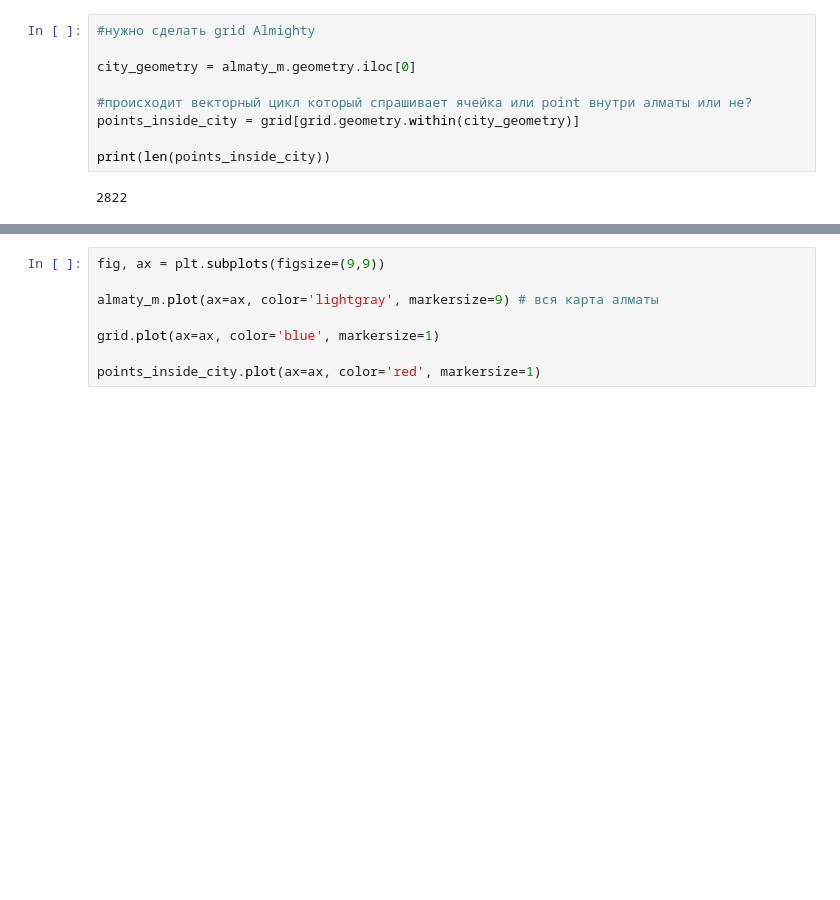
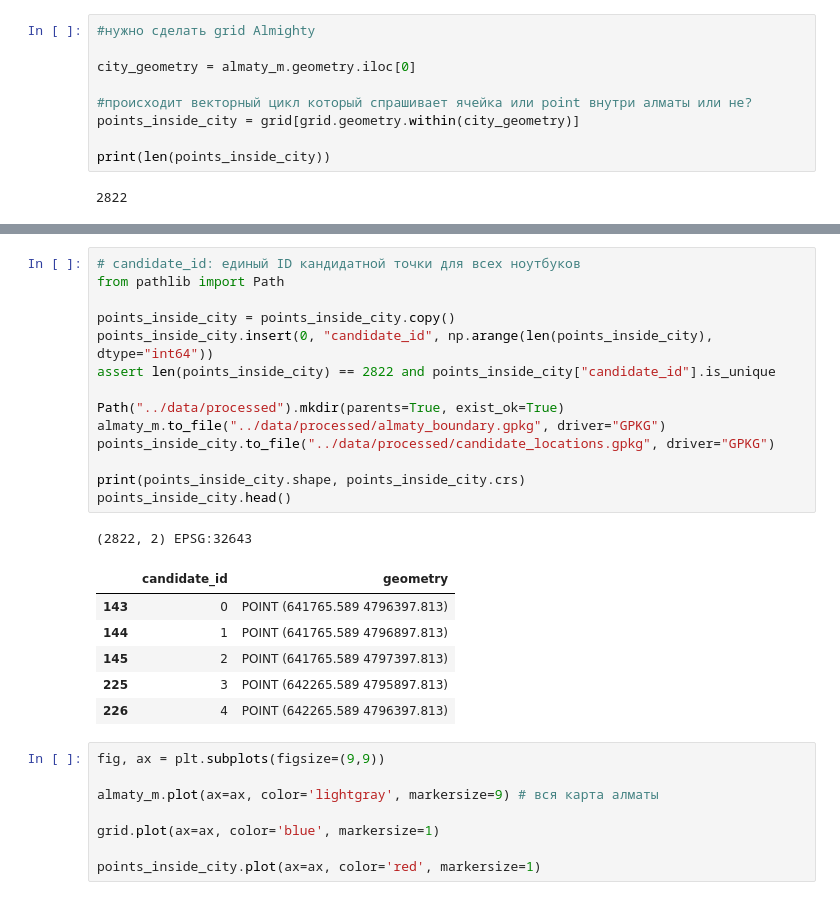
Before and after one commit to muenjmtst/business-location-ai, a Jupyter notebook: notebooks/02_candidate_locations.ipynb, the cells around one changed output, grey strips where cells are left out. Cells and saved outputs as stored; diff of their text form; blank space fills up the shorter version.

```diff
--- a/notebooks/02_candidate_locations.ipynb
+++ b/notebooks/02_candidate_locations.ipynb
@@ -130,3 +134,25 @@ print(len(points_inside_city))
+# %%
+# candidate_id: единый ID кандидатной точки для всех ноутбуков
+from pathlib import Path
+
+points_inside_city = points_inside_city.copy()
+points_inside_city.insert(0, "candidate_id", np.arange(len(points_inside_city), dtype="int64"))
+assert len(points_inside_city) == 2822 and points_inside_city["candidate_id"].is_unique
+
+Path("../data/processed").mkdir(parents=True, exist_ok=True)
+almaty_m.to_file("../data/processed/almaty_boundary.gpkg", driver="GPKG")
+points_inside_city.to_file("../data/processed/candidate_locations.gpkg", driver="GPKG")
+
+print(points_inside_city.shape, points_inside_city.crs)
+points_inside_city.head()
+# %% [output]
+(2822, 2) EPSG:32643
+|  | candidate_id | geometry |
+| 143 | 0 | POINT (641765.589 4796397.813) |
+| 144 | 1 | POINT (641765.589 4796897.813) |
+| 145 | 2 | POINT (641765.589 4797397.813) |
+| 225 | 3 | POINT (642265.589 4795897.813) |
+| 226 | 4 | POINT (642265.589 4796397.813) |
 # %%
 fig, ax = plt.subplots(figsize=(9,9))
 
```
Also changed, not shown: parts of 1 cell of this notebook, 6 other files.
